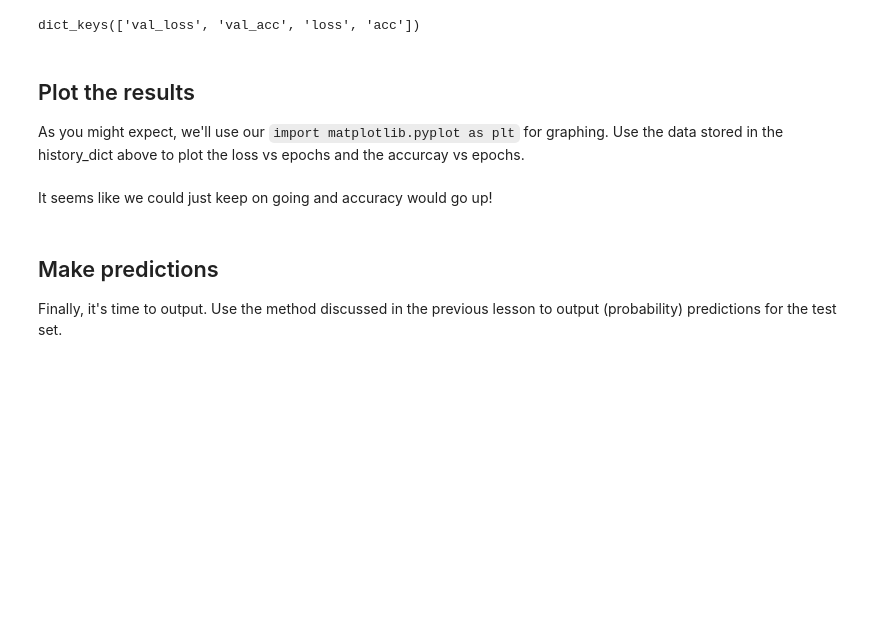
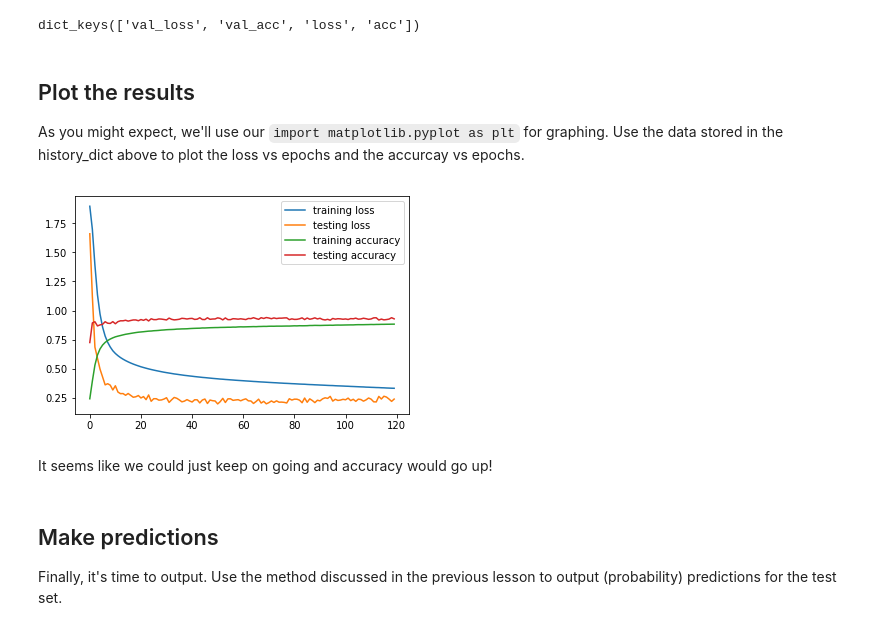
Before and after one commit to kayschulz/dsc-04-41-05-keras-lab-seattle-ds-career-040119, a Jupyter notebook: index.ipynb, the cells around one changed output. Cells and saved outputs as stored; diff of their text form; code cells hidden in the pictures; blank space fills up the shorter version.

```diff
--- a/index.ipynb
+++ b/index.ipynb
@@ -294,8 +294,11 @@
 # %%
 plt.plot(history_dict['loss'], label='training loss')
 plt.plot(history_dict['val_loss'], label='testing loss')
 plt.plot(history_dict['acc'], label='training accuracy')
-plt.plot(history_dict['val_acc'], label='testing accura')
+plt.plot(history_dict['val_acc'], label='testing accuracy')
+plt.legend();
+# %% [output]
+[figure, added]
 # %%
 #Your code here; plot the training accuracy vs the number of epochs
 # %% [markdown]
```
